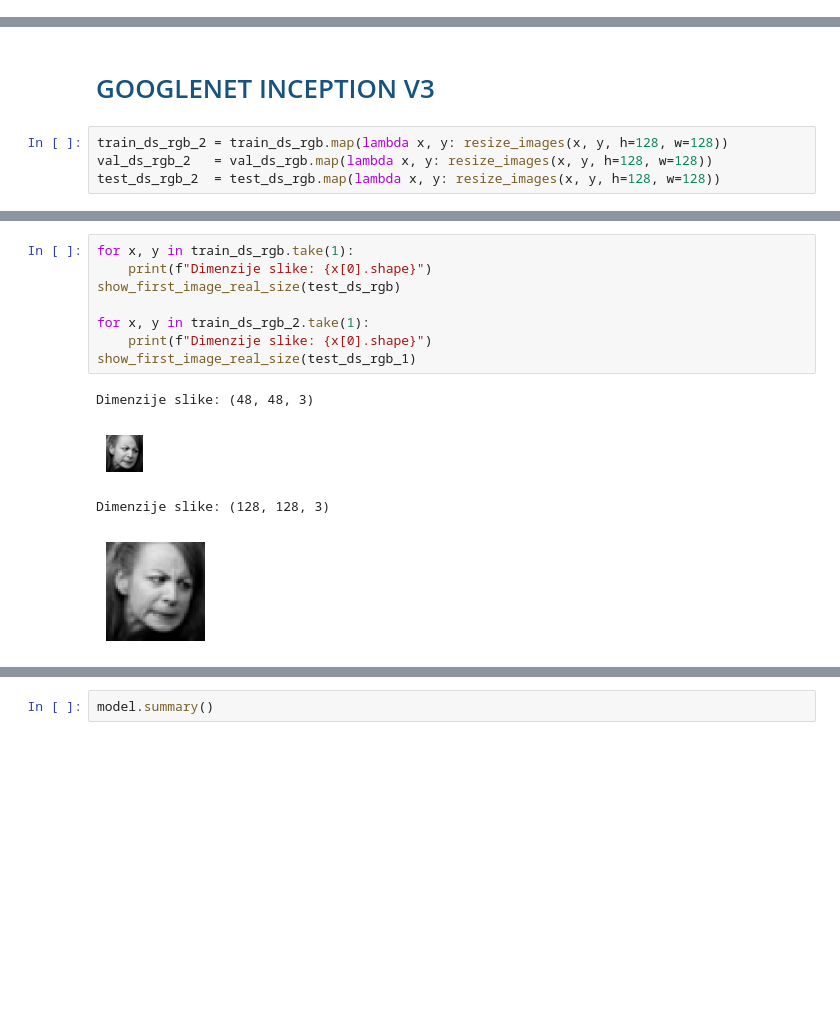
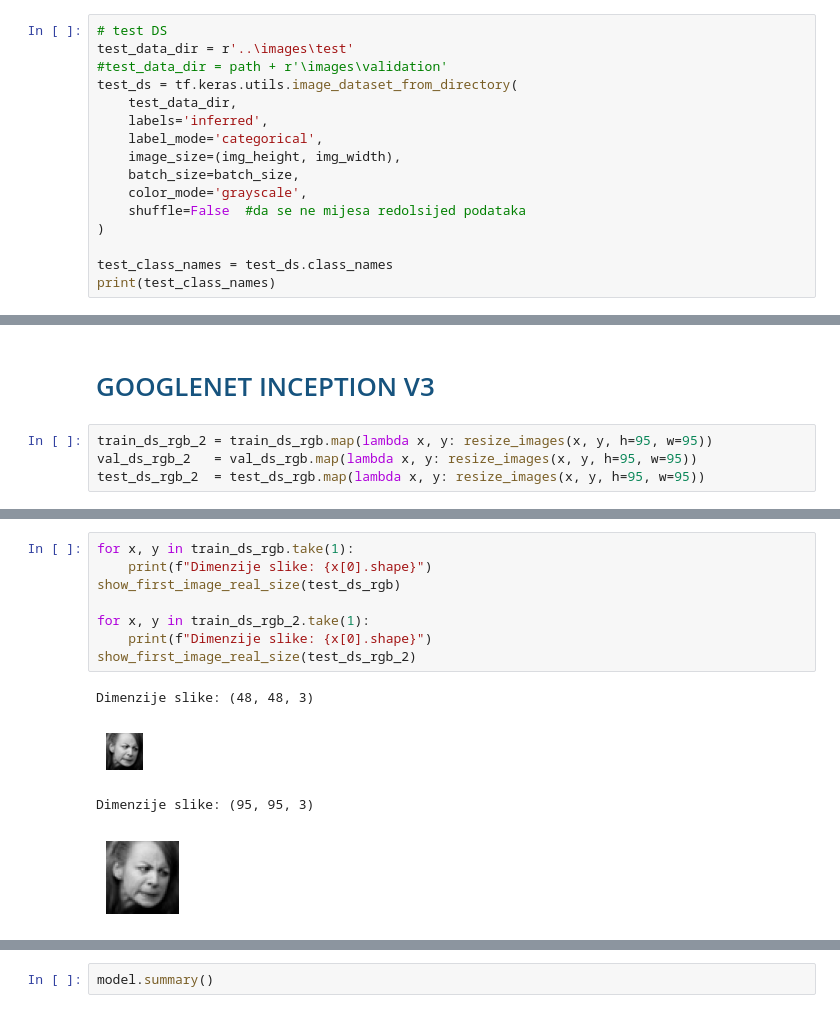
Before and after one commit to anjaducic/EMOTION-RECOGNITION, a Jupyter notebook: emotion_recognition.ipynb, the cells around one changed output, grey strips where cells are left out. Saved outputs shown, nothing was run; the diff lists cells and outputs as text; blank space fills up the shorter version.

```diff
--- a/emotion_recognition.ipynb
+++ b/emotion_recognition.ipynb
@@ -108,0 +195,16 @@ Found 7066 files belonging to 7 classes.
+# %%
+# test DS
+test_data_dir = r'..\images\test'
+#test_data_dir = path + r'\images\validation'
+test_ds = tf.keras.utils.image_dataset_from_directory(
+    test_data_dir,
+    labels='inferred',
+    label_mode='categorical',
+    image_size=(img_height, img_width),
+    batch_size=batch_size,
+    color_mode='grayscale',
+    shuffle=False  #da se ne mijesa redolsijed podataka
+)
+
+test_class_names = test_ds.class_names
+print(test_class_names)
@@ -557,9 +667,9 @@ plt.show()
 # %% [markdown]
 <h1 style="color: #16537e">GOOGLENET INCEPTION V3</h1>
 # %%
-train_ds_rgb_2 = train_ds_rgb.map(lambda x, y: resize_images(x, y, h=128, w=128))
-val_ds_rgb_2   = val_ds_rgb.map(lambda x, y: resize_images(x, y, h=128, w=128))
-test_ds_rgb_2  = test_ds_rgb.map(lambda x, y: resize_images(x, y, h=128, w=128))
+train_ds_rgb_2 = train_ds_rgb.map(lambda x, y: resize_images(x, y, h=95, w=95))
+val_ds_rgb_2   = val_ds_rgb.map(lambda x, y: resize_images(x, y, h=95, w=95))
+test_ds_rgb_2  = test_ds_rgb.map(lambda x, y: resize_images(x, y, h=95, w=95))
 # %%
 for x, y in train_ds_rgb_2.take(1):
     print(x.shape)
@@ -568,16 +678,16 @@ for x, y in train_ds_rgb_2.take(1):
 # %%
 for x, y in train_ds_rgb.take(1):
     print(f"Dimenzije slike: {x[0].shape}")
 show_first_image_real_size(test_ds_rgb)
 
 for x, y in train_ds_rgb_2.take(1):
     print(f"Dimenzije slike: {x[0].shape}")
-show_first_image_real_size(test_ds_rgb_1)
+show_first_image_real_size(test_ds_rgb_2)
 # %% [output]
 Dimenzije slike: (48, 48, 3)
 [figure]
-Dimenzije slike: (128, 128, 3)
+Dimenzije slike: (95, 95, 3)
-[figure, old version]
+[figure, new version]
 # %%
 import numpy as np
 import tensorflow as tf
```
Also changed, not shown: parts of 13 cells of this notebook, 1 other file.
